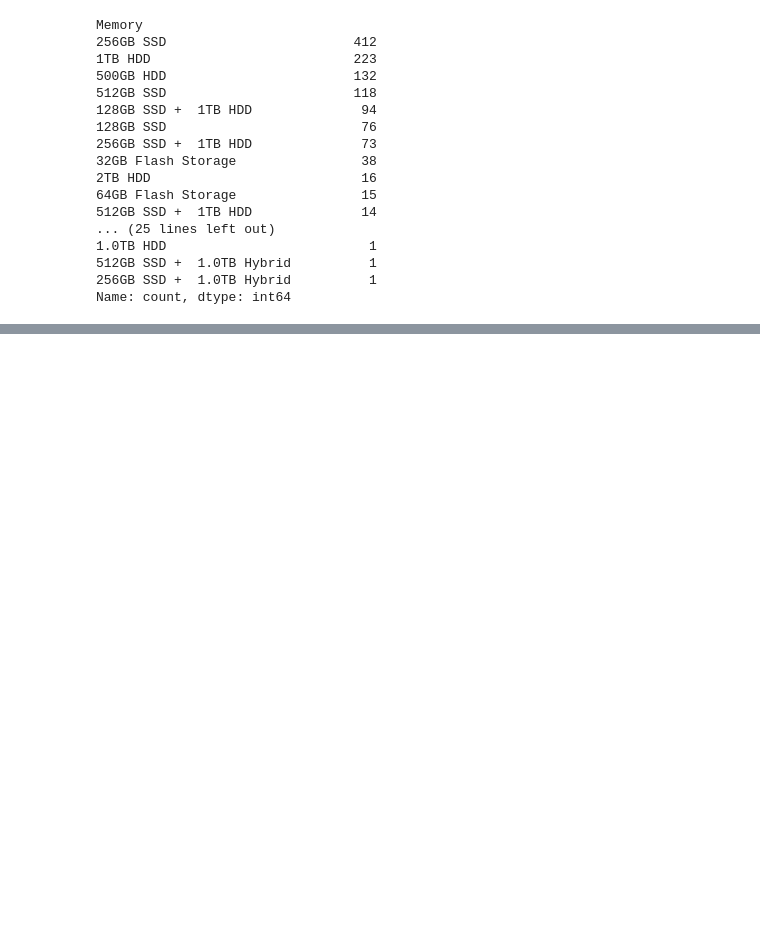
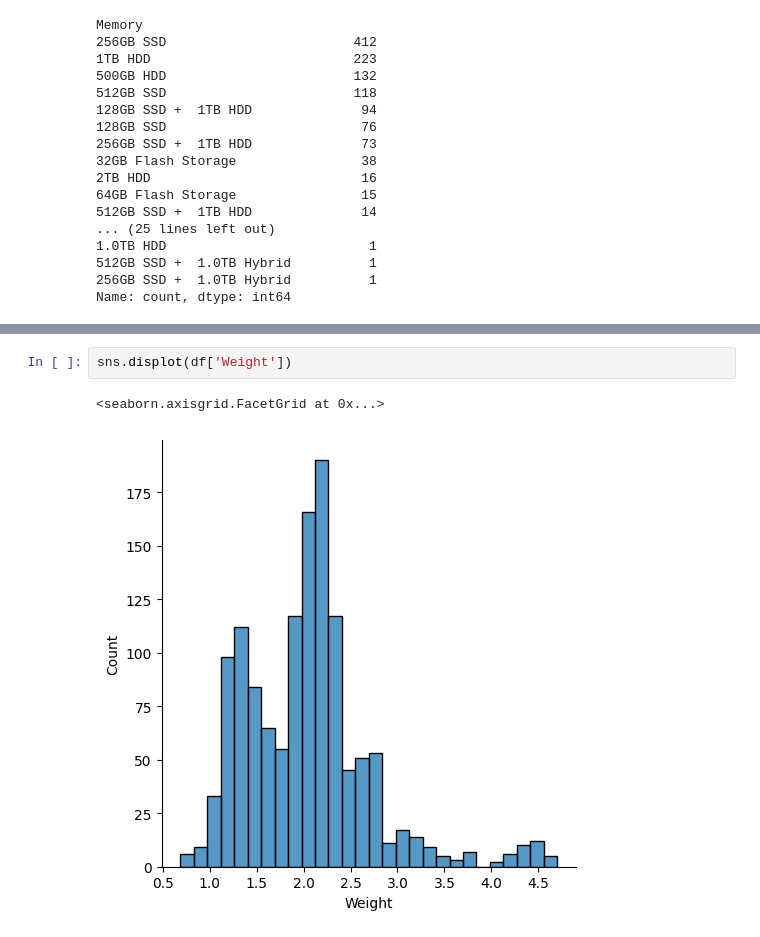
Before and after one commit to Dev-aryan-sahu/Lap-Price-Spy, a Jupyter notebook: Lap-Price-Spy.ipynb, the cells around one changed output, grey strips where cells are left out. Drawn from its saved outputs; the diff is of its cells as text; blank space fills up the shorter version.

```diff
--- a/Lap-Price-Spy.ipynb
+++ b/Lap-Price-Spy.ipynb
@@ -446,0 +683,5 @@ Name: count, dtype: int64
+# %%
+sns.displot(df['Weight'])
+# %% [output]
+<seaborn.axisgrid.FacetGrid at 0x...>
+[figure, added]
```
Also changed, not shown: parts of 32 cells of this notebook.
